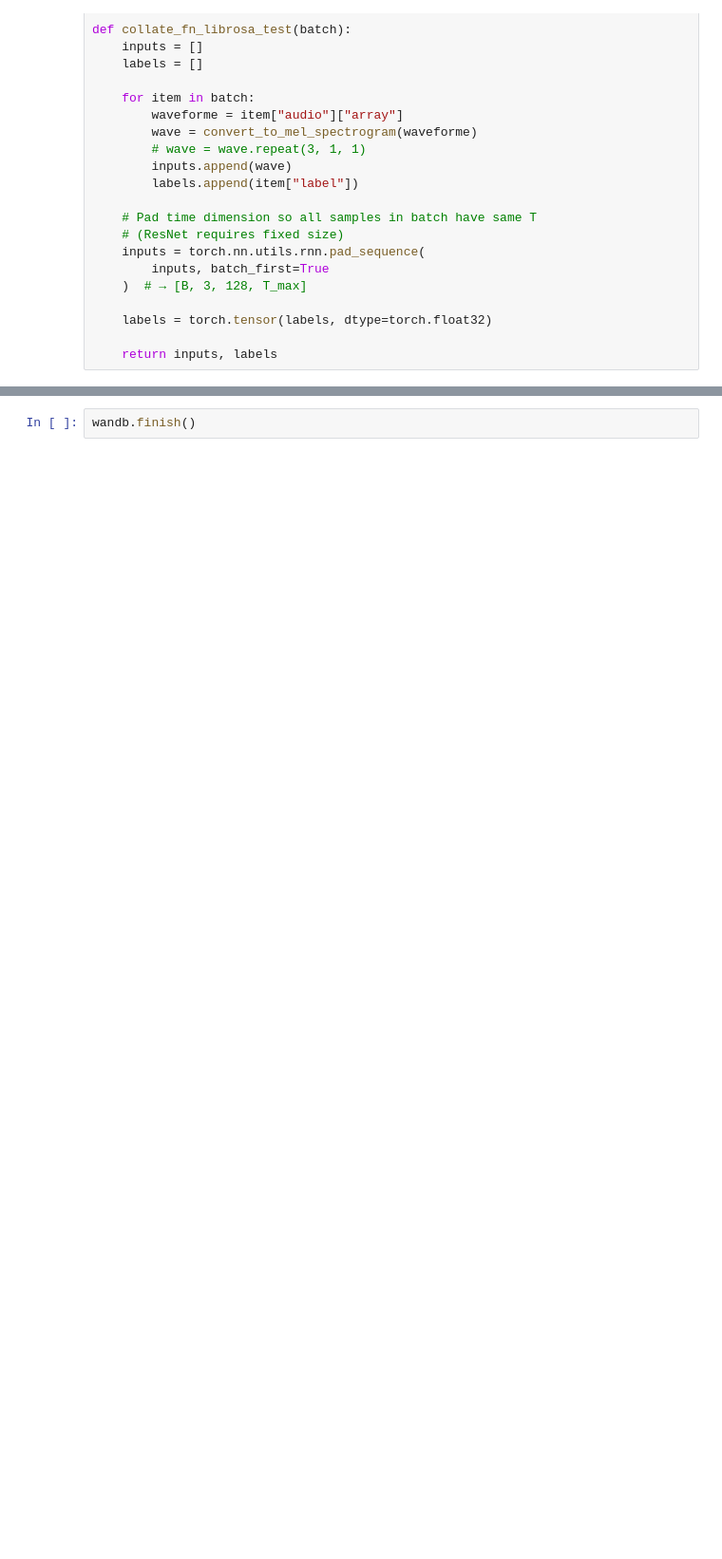
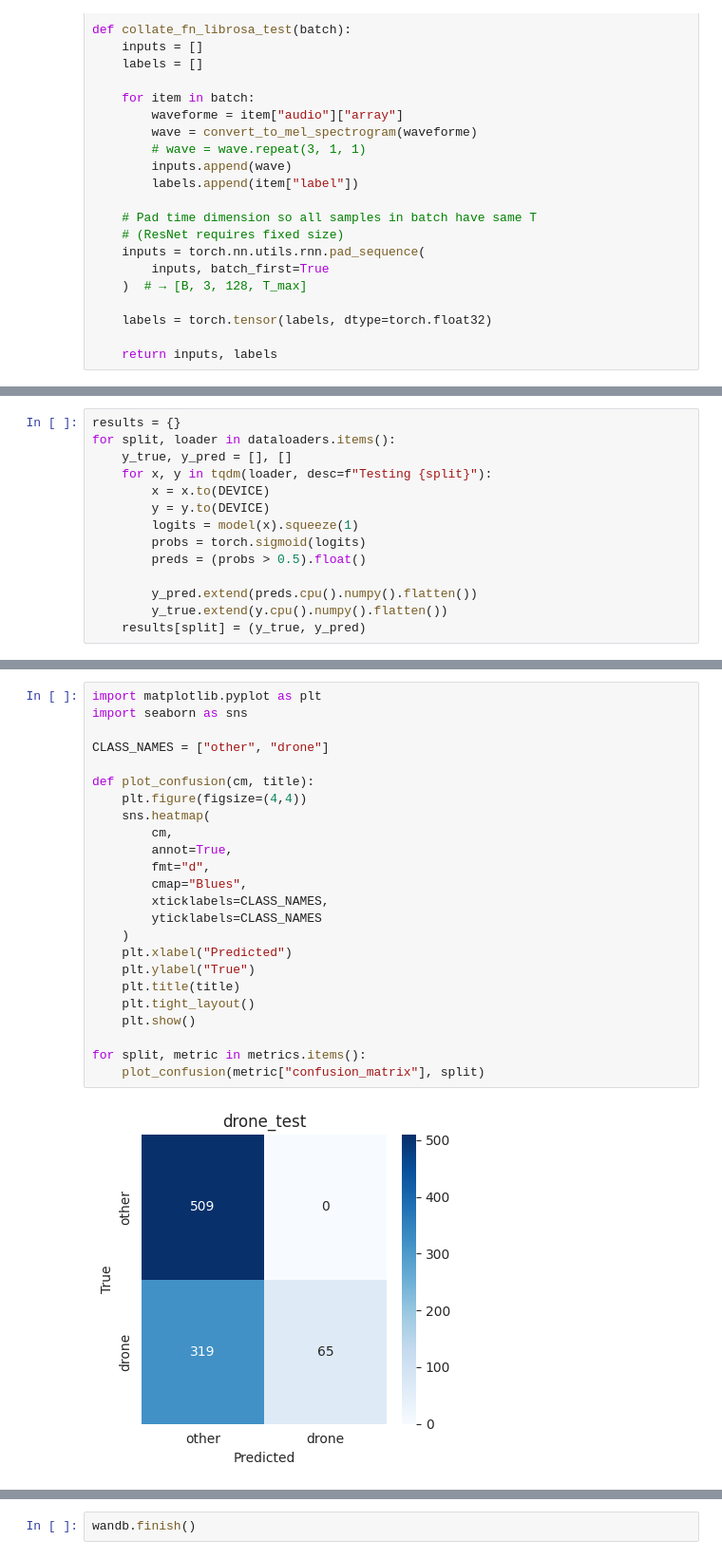
Before and after one commit to Hibou-Project/AI, a Jupyter notebook: notebooks/AI/resnet_residual_block/resnet_custom.ipynb, the cells around one changed output, grey strips where cells are left out. Shown at 95% size. Drawn from its saved outputs; the diff is of its cells as text; blank space fills up the shorter version.

```diff
--- a/notebooks/AI/resnet_residual_block/resnet_custom.ipynb
+++ b/notebooks/AI/resnet_residual_block/resnet_custom.ipynb
@@ -674,0 +542,14 @@ plot_confusion(metrics4["confusion_matrix"], "Parabole 2")
+# %%
+results = {}
+for split, loader in dataloaders.items():
+    y_true, y_pred = [], []
+    for x, y in tqdm(loader, desc=f"Testing {split}"):
+        x = x.to(DEVICE)
+        y = y.to(DEVICE)
+        logits = model(x).squeeze(1)
+        probs = torch.sigmoid(logits)
+        preds = (probs > 0.5).float()
+
+        y_pred.extend(preds.cpu().numpy().flatten())
+        y_true.extend(y.cpu().numpy().flatten())
+    results[split] = (y_true, y_pred)
@@ -674,0 +595,26 @@ plot_confusion(metrics4["confusion_matrix"], "Parabole 2")
+# %%
+import matplotlib.pyplot as plt
+import seaborn as sns
+
+CLASS_NAMES = ["other", "drone"]
+
+def plot_confusion(cm, title):
+    plt.figure(figsize=(4,4))
+    sns.heatmap(
+        cm,
+        annot=True,
+        fmt="d",
+        cmap="Blues",
+        xticklabels=CLASS_NAMES,
+        yticklabels=CLASS_NAMES
+    )
+    plt.xlabel("Predicted")
+    plt.ylabel("True")
+    plt.title(title)
+    plt.tight_layout()
+    plt.show()
+
+for split, metric in metrics.items():
+    plot_confusion(metric["confusion_matrix"], split)
+# %% [output]
+[figure, added]
```
Also changed, not shown: parts of 18 cells of this notebook, 5 other files.
